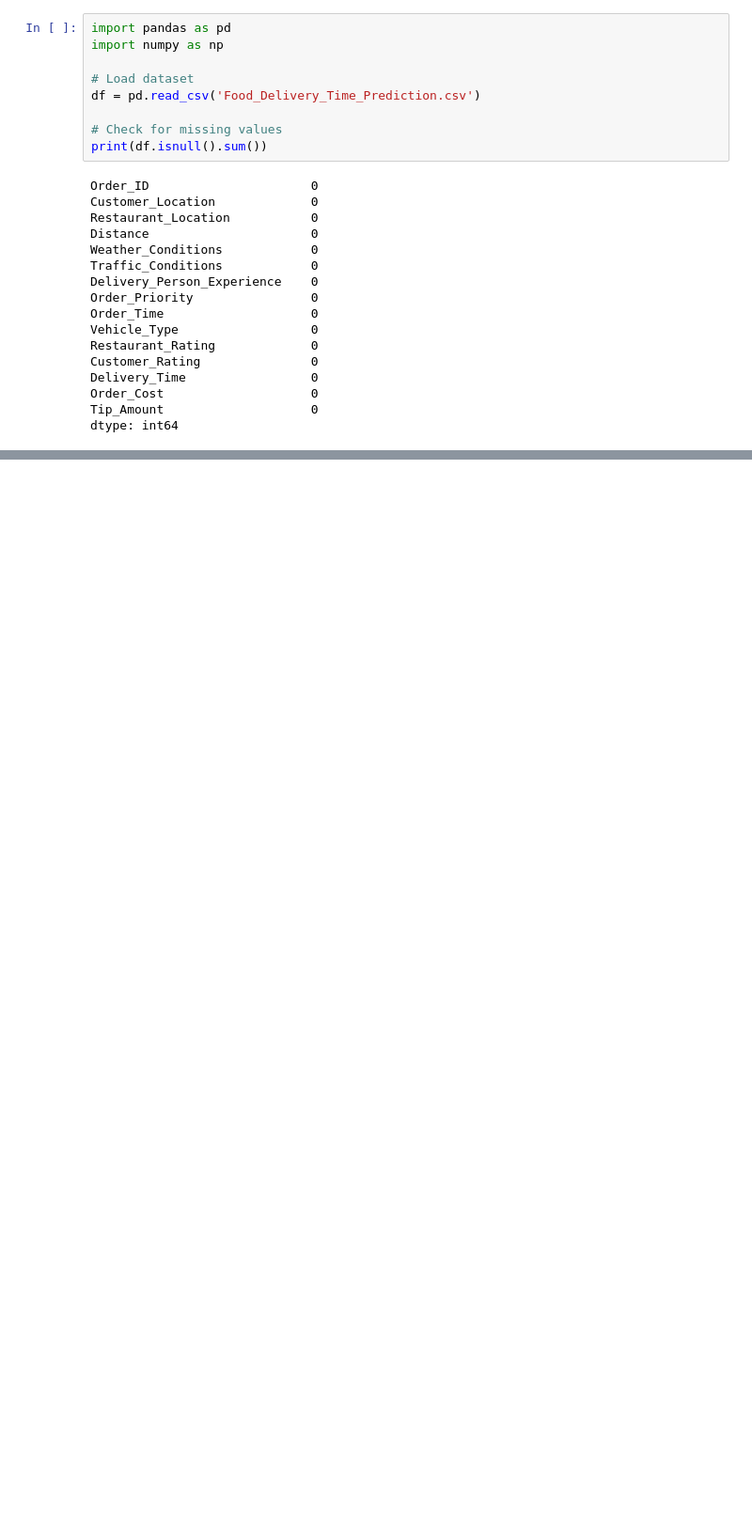
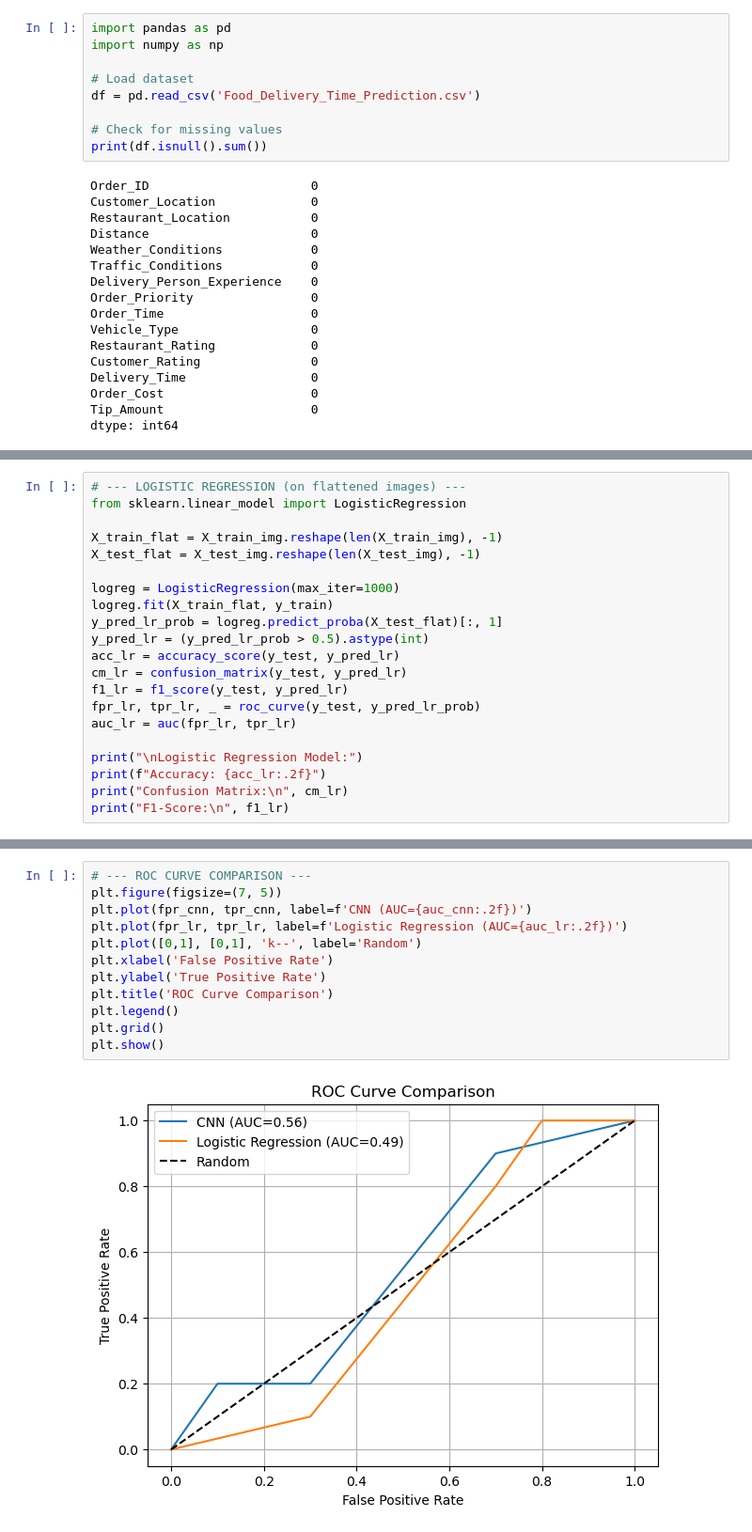
Before and after one commit to Dnyaneshwar-Markad/Food-Delivery, a Jupyter notebook: Assignment7.ipynb, the cells around one changed output, grey strips where cells are left out. Shown: that part at 94% size. Saved outputs shown, nothing was run; the diff lists cells and outputs as text; blank space fills up the shorter version.

```diff
--- a/Assignment7.ipynb
+++ b/Assignment7.ipynb
@@ -175,0 +452,21 @@ ROC-AUC: 0.50
+# %%
+# --- LOGISTIC REGRESSION (on flattened images) ---
+from sklearn.linear_model import LogisticRegression
+
+X_train_flat = X_train_img.reshape(len(X_train_img), -1)
+X_test_flat = X_test_img.reshape(len(X_test_img), -1)
+
+logreg = LogisticRegression(max_iter=1000)
+logreg.fit(X_train_flat, y_train)
+y_pred_lr_prob = logreg.predict_proba(X_test_flat)[:, 1]
+y_pred_lr = (y_pred_lr_prob > 0.5).astype(int)
+acc_lr = accuracy_score(y_test, y_pred_lr)
+cm_lr = confusion_matrix(y_test, y_pred_lr)
+f1_lr = f1_score(y_test, y_pred_lr)
+fpr_lr, tpr_lr, _ = roc_curve(y_test, y_pred_lr_prob)
+auc_lr = auc(fpr_lr, tpr_lr)
+
+print("\nLogistic Regression Model:")
+print(f"Accuracy: {acc_lr:.2f}")
+print("Confusion Matrix:\n", cm_lr)
+print("F1-Score:\n", f1_lr)
@@ -176,3 +481,17 @@ ROC-AUC: 0.50
+# %%
+# --- ROC CURVE COMPARISON ---
+plt.figure(figsize=(7, 5))
+plt.plot(fpr_cnn, tpr_cnn, label=f'CNN (AUC={auc_cnn:.2f})')
+plt.plot(fpr_lr, tpr_lr, label=f'Logistic Regression (AUC={auc_lr:.2f})')
+plt.plot([0,1], [0,1], 'k--', label='Random')
+plt.xlabel('False Positive Rate')
+plt.ylabel('True Positive Rate')
+plt.title('ROC Curve Comparison')
+plt.legend()
+plt.grid()
+plt.show()
+# %% [output]
+[figure, added]
 # %%
 # # Food Delivery Time Prediction: Final Report
 
```
Also changed, not shown: parts of 23 cells of this notebook.
